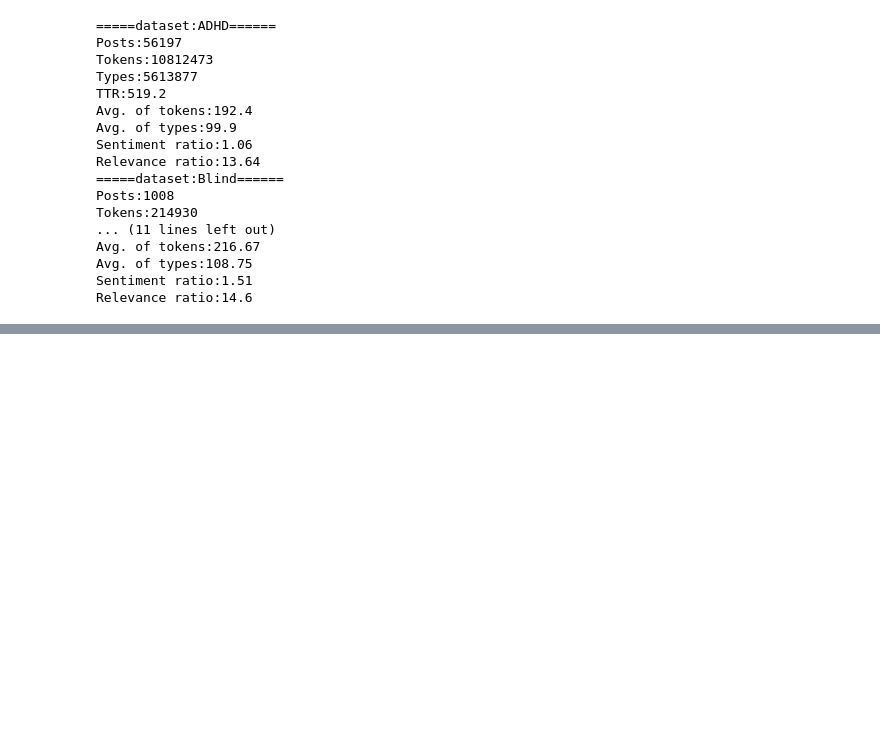
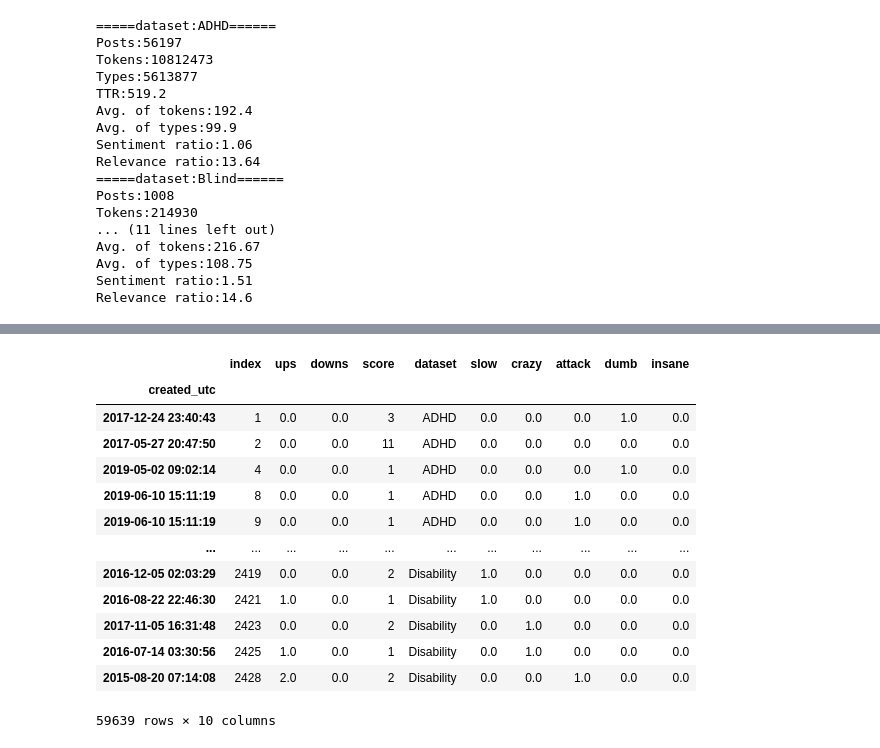
Before and after one commit to dignityc/LSCDforDisability, a Jupyter notebook: Data_reading.ipynb, the cells around one changed output, grey strips where cells are left out. Drawn from its saved outputs; the diff is of its cells as text; code cells hidden in the pictures; blank space fills up the shorter version.

```diff
--- a/Data_reading.ipynb
+++ b/Data_reading.ipynb
@@ -60,0 +287,29 @@ pd.DataFrame(summary)
+# %%
+import seaborn as sns
+import matplotlib.pyplot as plt
+df = tfidf_df.copy()
+
+# Convert 'created_utc' to datetime
+df['created_utc'] = pd.to_datetime(df['created_utc'], unit='s')
+
+# Set 'created_utc' as index
+df.set_index('created_utc', inplace=True)
+df.drop('keyword', axis=1, inplace=True)
+monthly_data = df.groupby('dataset').resample('M').mean()
+# %%
+df
+# %% [output]
+|  | index | ups | downs | score | dataset | slow | crazy | attack | dumb | insane |
+| created_utc |  |  |  |  |  |  |  |  |  |  |
+| 2017-12-24 23:40:43 | 1 | 0.0 | 0.0 | 3 | ADHD | 0.0 | 0.0 | 0.0 | 1.0 | 0.0 |
+| 2017-05-27 20:47:50 | 2 | 0.0 | 0.0 | 11 | ADHD | 0.0 | 0.0 | 0.0 | 0.0 | 0.0 |
+| 2019-05-02 09:02:14 | 4 | 0.0 | 0.0 | 1 | ADHD | 0.0 | 0.0 | 0.0 | 1.0 | 0.0 |
+| 2019-06-10 15:11:19 | 8 | 0.0 | 0.0 | 1 | ADHD | 0.0 | 0.0 | 1.0 | 0.0 | 0.0 |
+| 2019-06-10 15:11:19 | 9 | 0.0 | 0.0 | 1 | ADHD | 0.0 | 0.0 | 1.0 | 0.0 | 0.0 |
+| ... | ... | ... | ... | ... | ... | ... | ... | ... | ... | ... |
+| 2016-12-05 02:03:29 | 2419 | 0.0 | 0.0 | 2 | Disability | 1.0 | 0.0 | 0.0 | 0.0 | 0.0 |
+| 2016-08-22 22:46:30 | 2421 | 1.0 | 0.0 | 1 | Disability | 1.0 | 0.0 | 0.0 | 0.0 | 0.0 |
+| 2017-11-05 16:31:48 | 2423 | 0.0 | 0.0 | 2 | Disability | 0.0 | 1.0 | 0.0 | 0.0 | 0.0 |
+| 2016-07-14 03:30:56 | 2425 | 1.0 | 0.0 | 1 | Disability | 0.0 | 1.0 | 0.0 | 0.0 | 0.0 |
+| 2015-08-20 07:14:08 | 2428 | 2.0 | 0.0 | 2 | Disability | 0.0 | 0.0 | 1.0 | 0.0 | 0.0 |
+59639 rows × 10 columns
```
Also changed, not shown: parts of 9 cells of this notebook.
